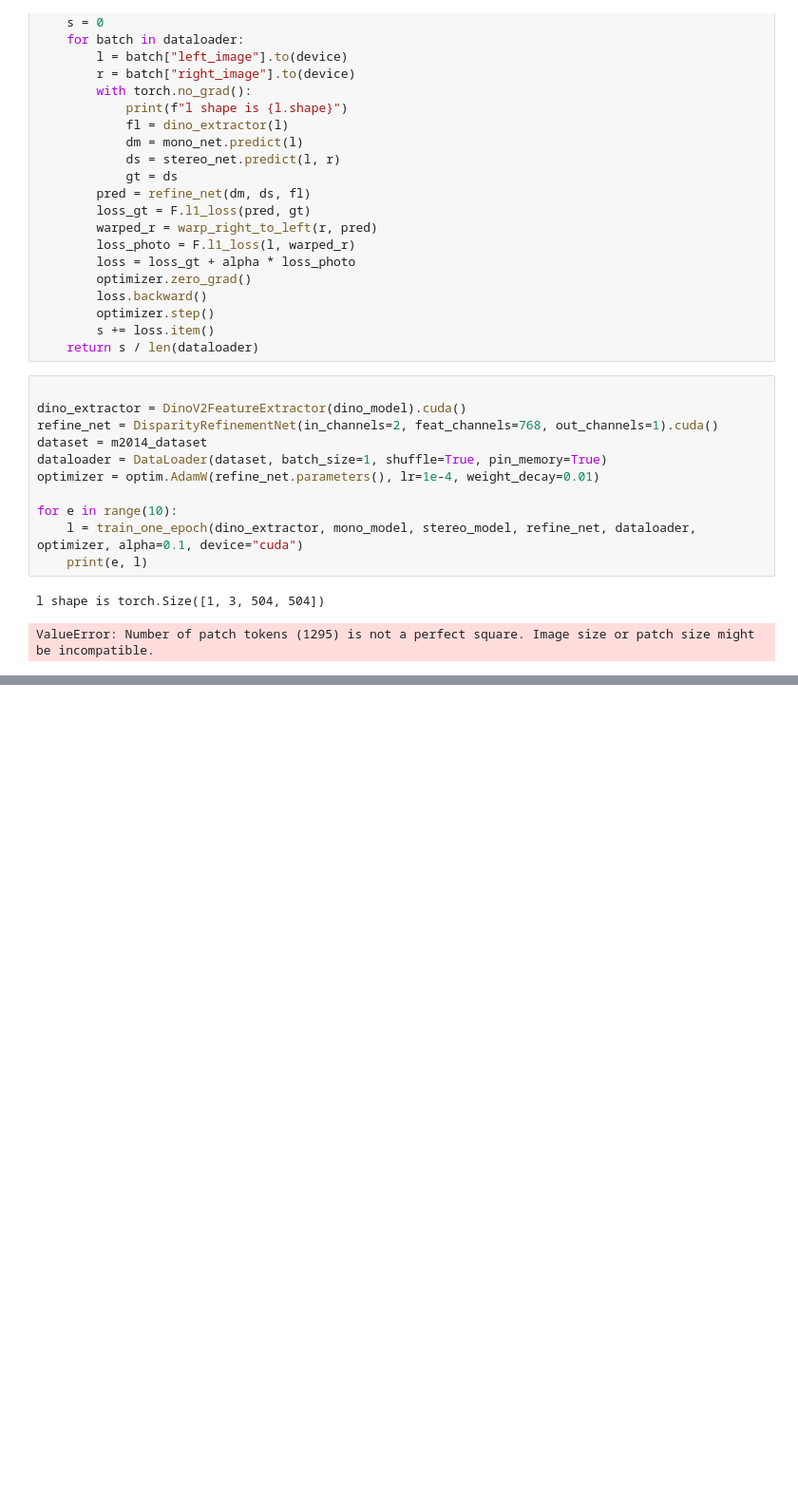
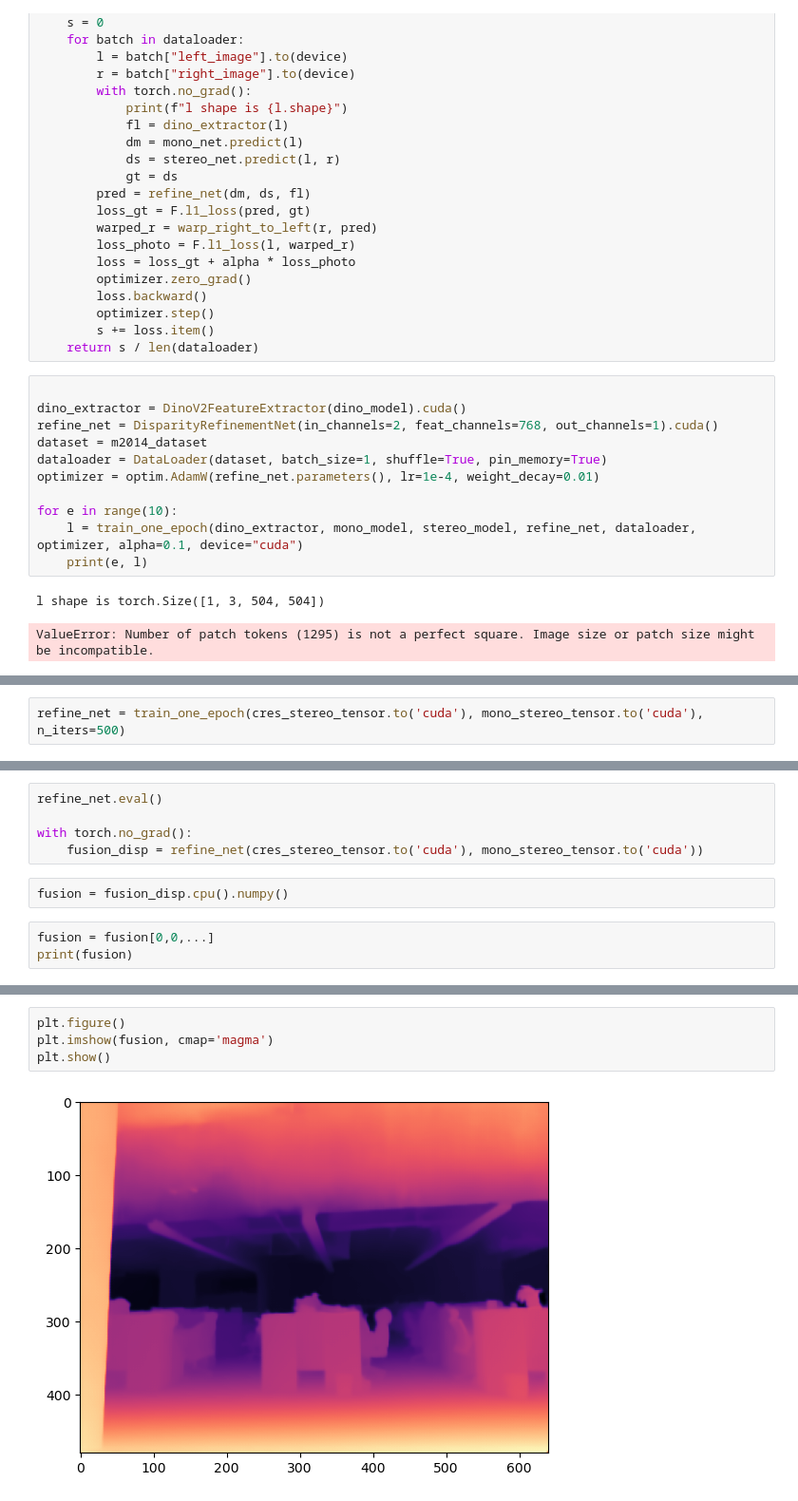
Before and after one commit to WEIIEW97/MxSR, a Jupyter notebook: stereo_cmp.ipynb, the cells around one changed output, grey strips where cells are left out. Shown at 95% size. Saved outputs shown, nothing was run; the diff lists cells and outputs as text; blank space fills up the shorter version.

Commit message:
toy refinenet finally works.

```diff
--- a/stereo_cmp.ipynb
+++ b/stereo_cmp.ipynb
@@ -252,0 +493,2 @@ ValueError: Number of patch tokens (1295) is not a perfect square. Image size or
+# %%
+refine_net = train_one_epoch(cres_stereo_tensor.to('cuda'), mono_stereo_tensor.to('cuda'), n_iters=500)
@@ -252,0 +553,10 @@ ValueError: Number of patch tokens (1295) is not a perfect square. Image size or
+# %%
+refine_net.eval()
+
+with torch.no_grad():
+    fusion_disp = refine_net(cres_stereo_tensor.to('cuda'), mono_stereo_tensor.to('cuda'))
+# %%
+fusion = fusion_disp.cpu().numpy()
+# %%
+fusion = fusion[0,0,...]
+print(fusion)
@@ -252,0 +581,6 @@ ValueError: Number of patch tokens (1295) is not a perfect square. Image size or
+# %%
+plt.figure()
+plt.imshow(fusion, cmap='magma')
+plt.show()
+# %% [output]
+[figure, added]
```
Also changed, not shown: parts of 23 cells of this notebook.
